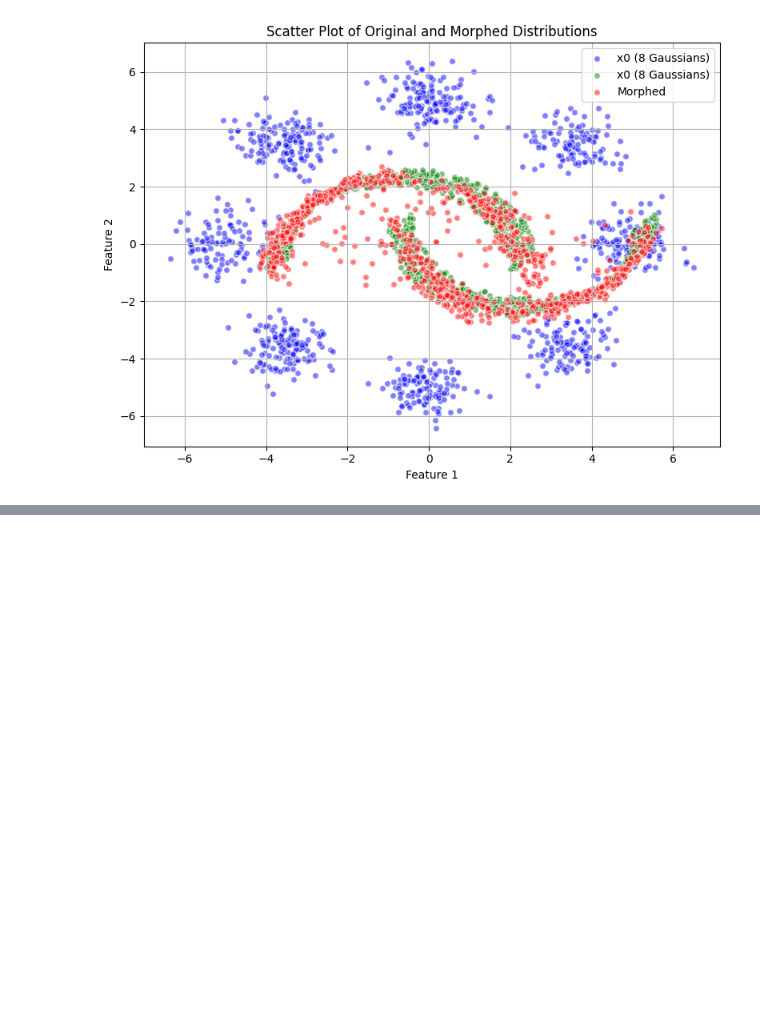
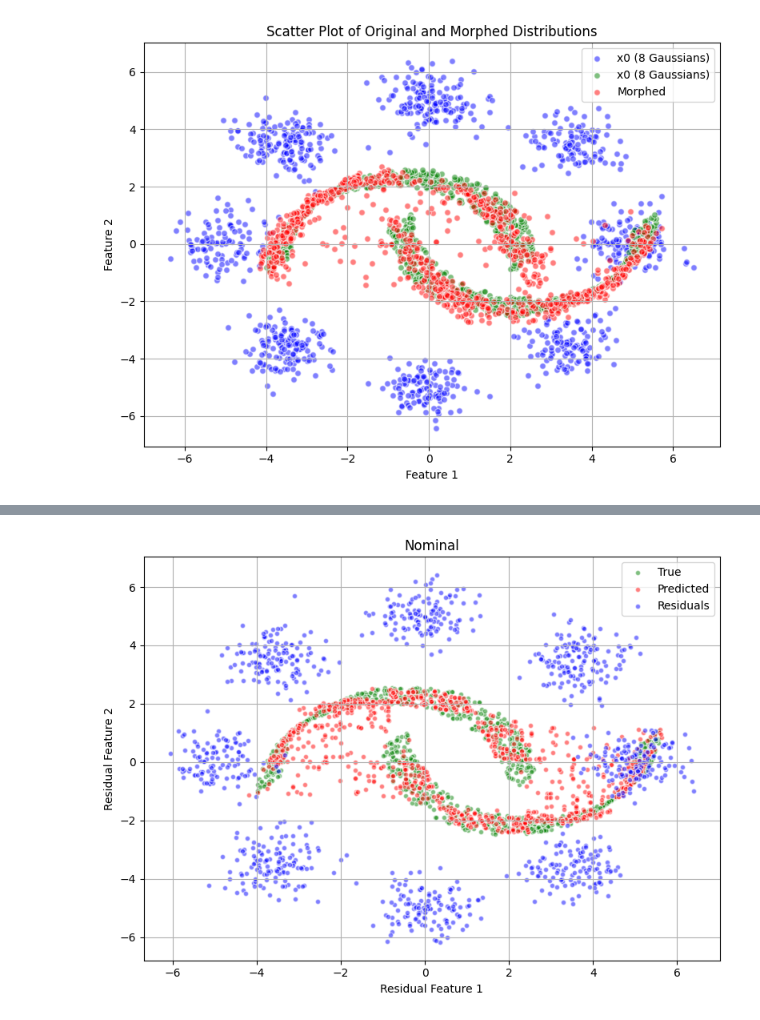
Before and after one commit to CaioDaumann/Zmmg_corrections, a Jupyter notebook: 2d_example.ipynb, the cells around one changed output, grey strips where cells are left out. Drawn from its saved outputs; the diff is of its cells as text; code cells hidden in the pictures; blank space fills up the shorter version.

```diff
--- a/2d_example.ipynb
+++ b/2d_example.ipynb
@@ -334,0 +446,20 @@ plt.show()
+# %%
+def main():
+    # Parameters
+    batch_size = 256
+    num_iterations = 2000  # Adjust based on available memory and computational resources
+
+    # Step 1: Data Collection
+    print("Starting data collection...")
+    X, Y = collect_data(batch_size, num_iterations)
+    print(f"Data collection completed. Total samples: {X.shape[0]}")
+
+    # Step 2: Train BDT Model
+    bdt_model, X_test, Y_test, Y_pred = train_bdt(X, Y)
+
+    # Step 3: Visualize Results
+    visualize_results(X_test, Y_test, Y_pred, num_points=1024)
+
+if __name__ == "__main__":
+    main()
+# %% [output]
@@ -334,0 +483 @@ plt.show()
+[figure, added]
```
Also changed, not shown: parts of 6 cells of this notebook.
